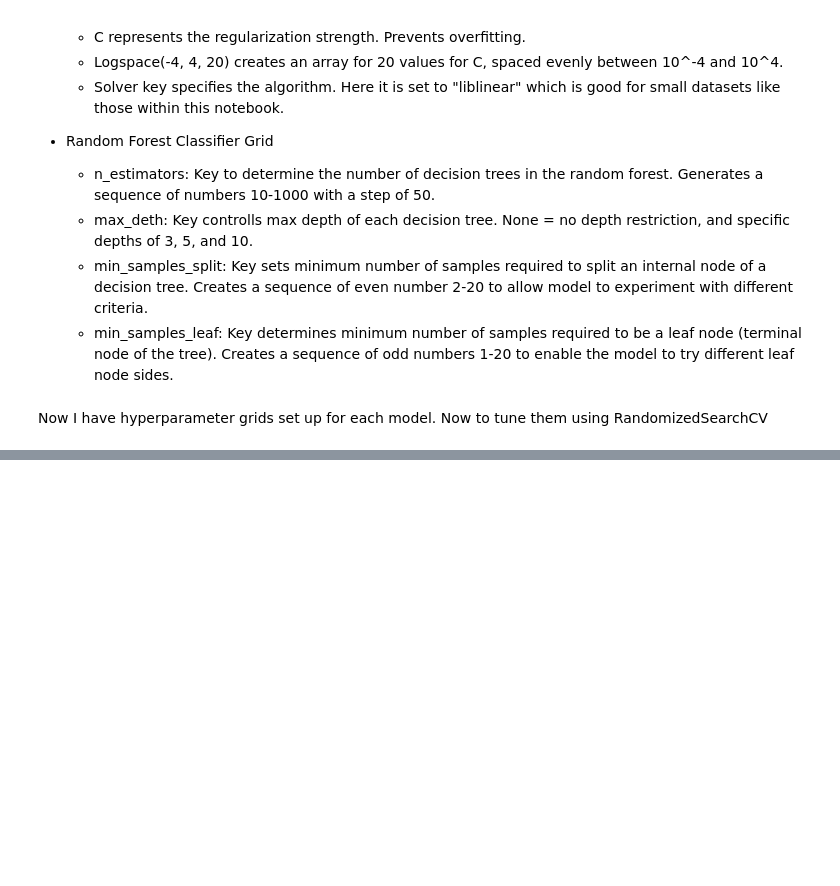
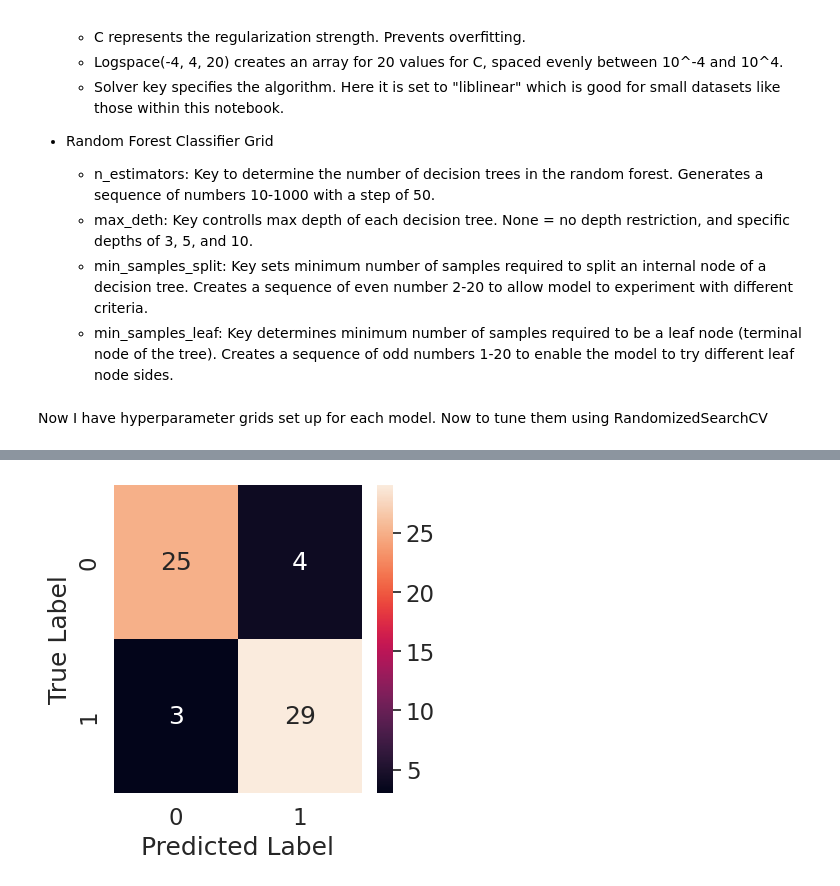
Before and after one commit to hmblackwood/Heart_Disease_Project, a Jupyter notebook: Heart_Disease_Project.ipynb, the cells around one changed output, grey strips where cells are left out. Cells and saved outputs as stored; diff of their text form; code cells hidden in the pictures; blank space fills up the shorter version.

```diff
--- a/Heart_Disease_Project.ipynb
+++ b/Heart_Disease_Project.ipynb
@@ -626,0 +743,4 @@ Now I have hyperparameter grids set up for each model. Now to tune them using Ra
+# %%
+# First, make predictions with the tuned model
+y_preds = gs_log_reg.predict(X_test)
+y_preds
@@ -626,0 +785,17 @@ Now I have hyperparameter grids set up for each model. Now to tune them using Ra
+# %%
+sns.set(font_scale=1.5) #Increase font size for readability
+
+def plot_conf_mat(y_test, y_preds):
+  """
+  Plots a confusion matrix using Seaborn's heatmap().
+  """
+  fig, ax = plt.subplots(figsize=(4, 4))
+  ax = sns.heatmap(confusion_matrix(y_test, y_preds),
+                   annot=True, #Annotate the boxes
+                   cbar=True)
+  plt.xlabel("Predicted Label") # Predictions on X axis
+  plt.ylabel("True Label") # True labels on Y axis
+
+plot_conf_mat(y_test, y_preds)
+# %% [output]
+[figure, added]
```
Also changed, not shown: parts of 23 cells of this notebook.
